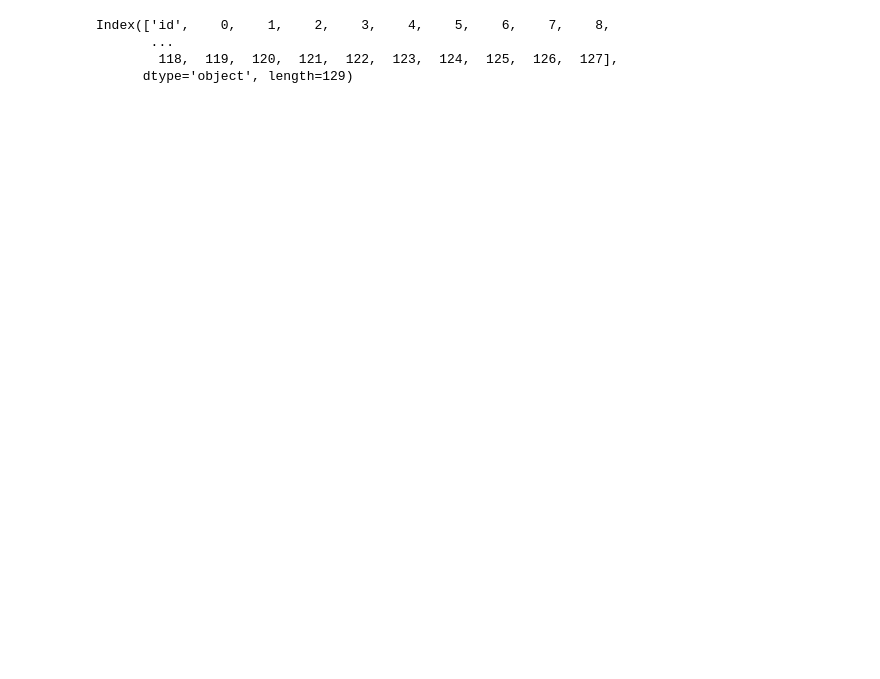
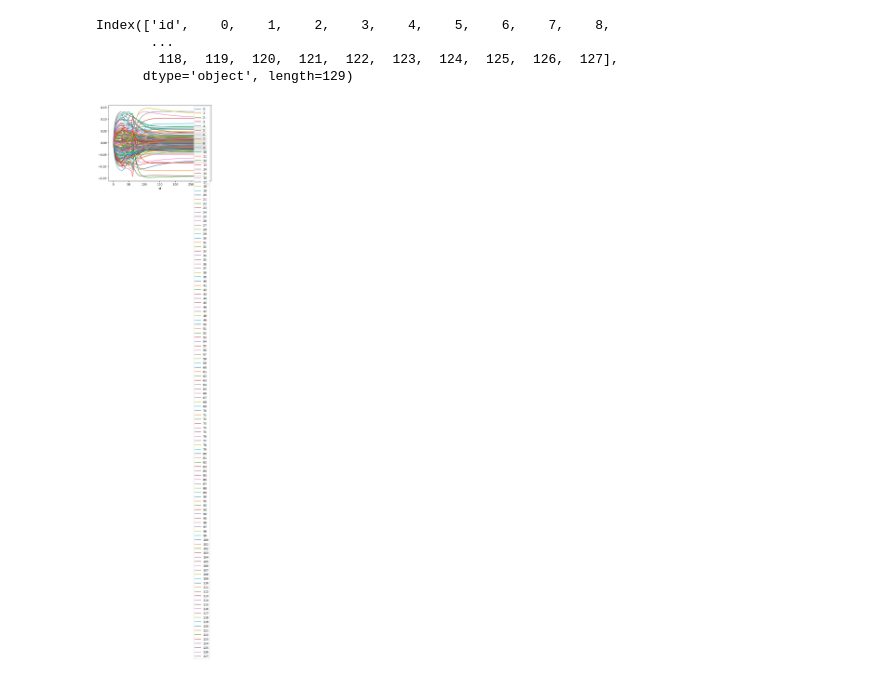
Before and after one commit to mardoniofranca/canoa, a Jupyter notebook: tupa/ya-frust.ipynb, the cells around one changed output. Saved outputs shown, nothing was run; the diff lists cells and outputs as text; code cells hidden in the pictures; blank space fills up the shorter version.

```diff
--- a/tupa/ya-frust.ipynb
+++ b/tupa/ya-frust.ipynb
@@ -283,6 +283,14 @@ Index(['id',    0,    1,    2,    3,    4,    5,    6,    7,    8,
        ...
         118,  119,  120,  121,  122,  123,  124,  125,  126,  127],
       dtype='object', length=129)
+# %%
+yt = []
+for i in range(0,128):
+    yt.append(i)
+real_kernel_df.plot('id',y=yt)
+plt.show()
+# %% [output]
+[figure, added]
 # %%
 yt = []
 for i in range(0,128):
```
Also changed, not shown: parts of 7 cells of this notebook, 32 other files.
